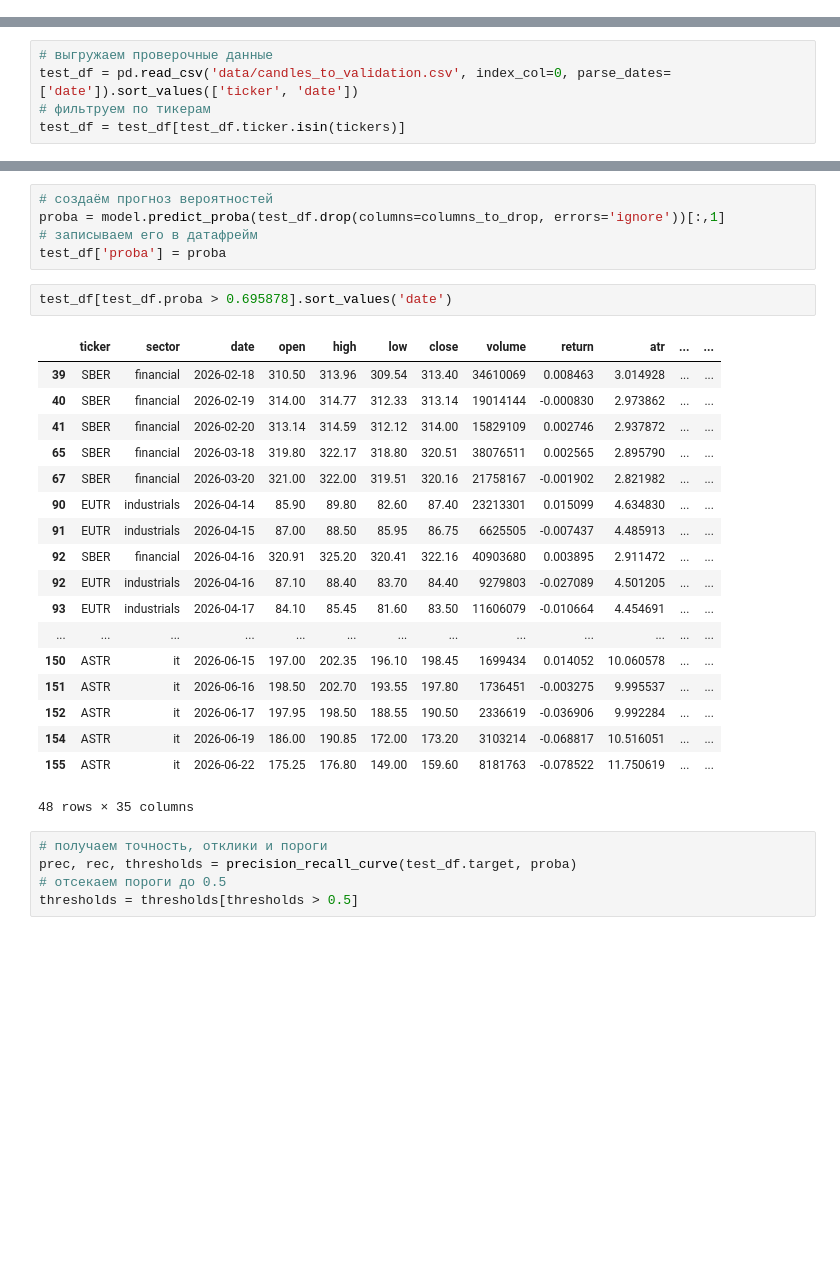
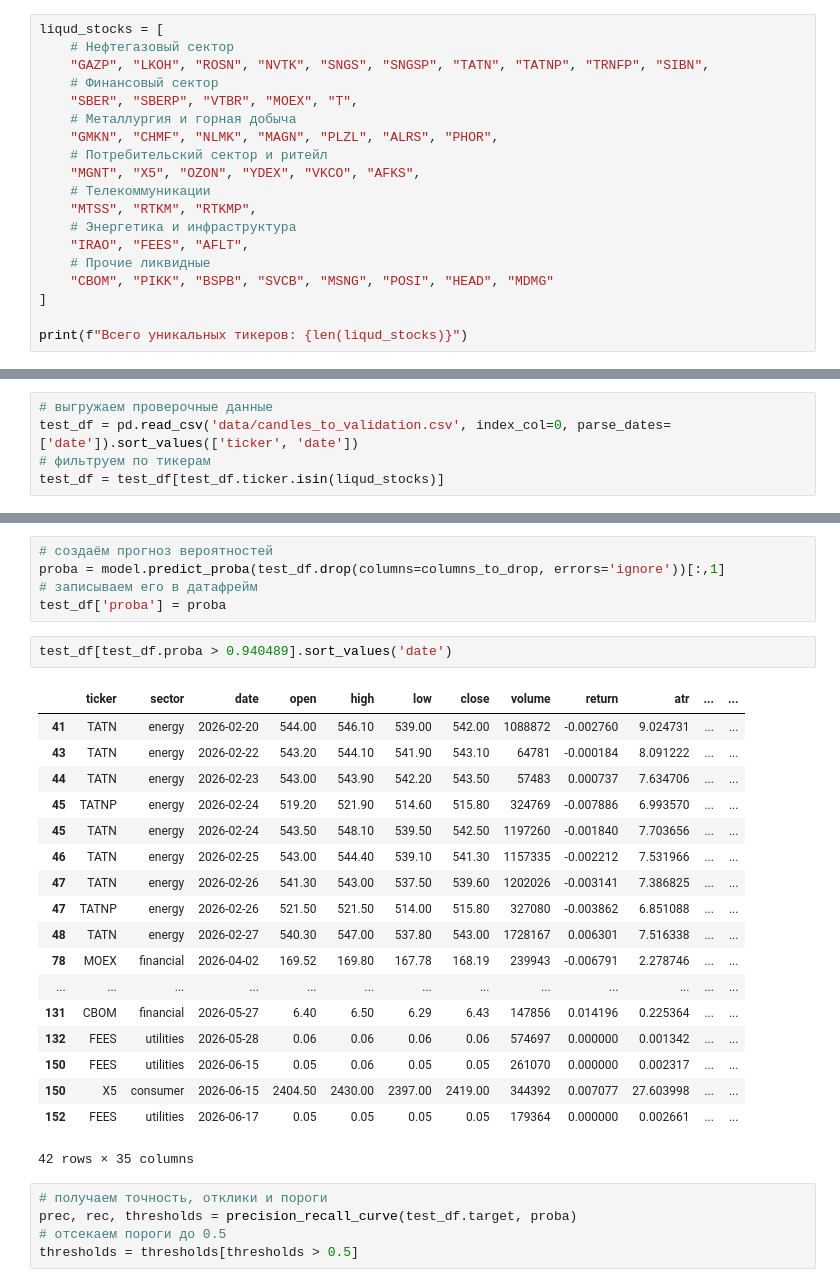
Before and after one commit to ChtoGde/stocks_analyser, a Jupyter notebook: ml_model.ipynb, the cells around one changed output, grey strips where cells are left out. Drawn from its saved outputs; the diff is of its cells as text; blank space fills up the shorter version.

```diff
--- a/ml_model.ipynb
+++ b/ml_model.ipynb
@@ -36,0 +18,19 @@ print(f"Всего уникальных тикеров: {len(first_second_tier_t
+# %%
+liqud_stocks = [
+    # Нефтегазовый сектор
+    "GAZP", "LKOH", "ROSN", "NVTK", "SNGS", "SNGSP", "TATN", "TATNP", "TRNFP", "SIBN",
+    # Финансовый сектор
+    "SBER", "SBERP", "VTBR", "MOEX", "T",
+    # Металлургия и горная добыча
+    "GMKN", "CHMF", "NLMK", "MAGN", "PLZL", "ALRS", "PHOR",
+    # Потребительский сектор и ритейл
+    "MGNT", "X5", "OZON", "YDEX", "VKCO", "AFKS",
+    # Телекоммуникации
+    "MTSS", "RTKM", "RTKMP",
+    # Энергетика и инфраструктура
+    "IRAO", "FEES", "AFLT",
+    # Прочие ликвидные
+    "CBOM", "PIKK", "BSPB", "SVCB", "MSNG", "POSI", "HEAD", "MDMG"
+]
+
+print(f"Всего уникальных тикеров: {len(liqud_stocks)}")
@@ -204,7 +243,7 @@ tickers, model = load('stocks_analyser_tickers_with_model.joblib')
 # выгружаем проверочные данные
 test_df = pd.read_csv('data/candles_to_validation.csv', index_col=0, parse_dates=['date']).sort_values(['ticker', 'date'])
 # фильтруем по тикерам
-test_df = test_df[test_df.ticker.isin(tickers)]
+test_df = test_df[test_df.ticker.isin(liqud_stocks)]
 # %%
 # рассчитываем индикаторы
 test_df = calculate_indicators(test_df)
@@ -218,26 +257,26 @@ proba = model.predict_proba(test_df.drop(columns=columns_to_drop, errors='ignore
 # записываем его в датафрейм
 test_df['proba'] = proba
 # %%
-test_df[test_df.proba > 0.695878].sort_values('date')
+test_df[test_df.proba > 0.940489].sort_values('date')
 # %% [output]
 |  | ticker | sector | date | open | high | low | close | volume | return | atr | ... | ... |
-| 39 | SBER | financial | 2026-02-18 | 310.50 | 313.96 | 309.54 | 313.40 | 34610069 | 0.008463 | 3.014928 | ... | ... |
-| 40 | SBER | financial | 2026-02-19 | 314.00 | 314.77 | 312.33 | 313.14 | 19014144 | -0.000830 | 2.973862 | ... | ... |
-| 41 | SBER | financial | 2026-02-20 | 313.14 | 314.59 | 312.12 | 314.00 | 15829109 | 0.002746 | 2.937872 | ... | ... |
-| 65 | SBER | financial | 2026-03-18 | 319.80 | 322.17 | 318.80 | 320.51 | 38076511 | 0.002565 | 2.895790 | ... | ... |
-| 67 | SBER | financial | 2026-03-20 | 321.00 | 322.00 | 319.51 | 320.16 | 21758167 | -0.001902 | 2.821982 | ... | ... |
-| 90 | EUTR | industrials | 2026-04-14 | 85.90 | 89.80 | 82.60 | 87.40 | 23213301 | 0.015099 | 4.634830 | ... | ... |
-| 91 | EUTR | industrials | 2026-04-15 | 87.00 | 88.50 | 85.95 | 86.75 | 6625505 | -0.007437 | 4.485913 | ... | ... |
-| 92 | SBER | financial | 2026-04-16 | 320.91 | 325.20 | 320.41 | 322.16 | 40903680 | 0.003895 | 2.911472 | ... | ... |
-| 92 | EUTR | industrials | 2026-04-16 | 87.10 | 88.40 | 83.70 | 84.40 | 9279803 | -0.027089 | 4.501205 | ... | ... |
-| 93 | EUTR | industrials | 2026-04-17 | 84.10 | 85.45 | 81.60 | 83.50 | 11606079 | -0.010664 | 4.454691 | ... | ... |
+| 41 | TATN | energy | 2026-02-20 | 544.00 | 546.10 | 539.00 | 542.00 | 1088872 | -0.002760 | 9.024731 | ... | ... |
+| 43 | TATN | energy | 2026-02-22 | 543.20 | 544.10 | 541.90 | 543.10 | 64781 | -0.000184 | 8.091222 | ... | ... |
+| 44 | TATN | energy | 2026-02-23 | 543.00 | 543.90 | 542.20 | 543.50 | 57483 | 0.000737 | 7.634706 | ... | ... |
+| 45 | TATNP | energy | 2026-02-24 | 519.20 | 521.90 | 514.60 | 515.80 | 324769 | -0.007886 | 6.993570 | ... | ... |
+| 45 | TATN | energy | 2026-02-24 | 543.50 | 548.10 | 539.50 | 542.50 | 1197260 | -0.001840 | 7.703656 | ... | ... |
+| 46 | TATN | energy | 2026-02-25 | 543.00 | 544.40 | 539.10 | 541.30 | 1157335 | -0.002212 | 7.531966 | ... | ... |
+| 47 | TATN | energy | 2026-02-26 | 541.30 | 543.00 | 537.50 | 539.60 | 1202026 | -0.003141 | 7.386825 | ... | ... |
+| 47 | TATNP | energy | 2026-02-26 | 521.50 | 521.50 | 514.00 | 515.80 | 327080 | -0.003862 | 6.851088 | ... | ... |
+| 48 | TATN | energy | 2026-02-27 | 540.30 | 547.00 | 537.80 | 543.00 | 1728167 | 0.006301 | 7.516338 | ... | ... |
+| 78 | MOEX | financial | 2026-04-02 | 169.52 | 169.80 | 167.78 | 168.19 | 239943 | -0.006791 | 2.278746 | ... | ... |
 | ... | ... | ... | ... | ... | ... | ... | ... | ... | ... | ... | ... | ... |
-| 150 | ASTR | it | 2026-06-15 | 197.00 | 202.35 | 196.10 | 198.45 | 1699434 | 0.014052 | 10.060578 | ... | ... |
-| 151 | ASTR | it | 2026-06-16 | 198.50 | 202.70 | 193.55 | 197.80 | 1736451 | -0.003275 | 9.995537 | ... | ... |
-| 152 | ASTR | it | 2026-06-17 | 197.95 | 198.50 | 188.55 | 190.50 | 2336619 | -0.036906 | 9.992284 | ... | ... |
-| 154 | ASTR | it | 2026-06-19 | 186.00 | 190.85 | 172.00 | 173.20 | 3103214 | -0.068817 | 10.516051 | ... | ... |
-| 155 | ASTR | it | 2026-06-22 | 175.25 | 176.80 | 149.00 | 159.60 | 8181763 | -0.078522 | 11.750619 | ... | ... |
+| 131 | CBOM | financial | 2026-05-27 | 6.40 | 6.50 | 6.29 | 6.43 | 147856 | 0.014196 | 0.225364 | ... | ... |
+| 132 | FEES | utilities | 2026-05-28 | 0.06 | 0.06 | 0.06 | 0.06 | 574697 | 0.000000 | 0.001342 | ... | ... |
+| 150 | FEES | utilities | 2026-06-15 | 0.05 | 0.06 | 0.05 | 0.05 | 261070 | 0.000000 | 0.002317 | ... | ... |
+| 150 | X5 | consumer | 2026-06-15 | 2404.50 | 2430.00 | 2397.00 | 2419.00 | 344392 | 0.007077 | 27.603998 | ... | ... |
+| 152 | FEES | utilities | 2026-06-17 | 0.05 | 0.05 | 0.05 | 0.05 | 179364 | 0.000000 | 0.002661 | ... | ... |
-48 rows × 35 columns
+42 rows × 35 columns
 # %%
 # получаем точность, отклики и пороги
 prec, rec, thresholds = precision_recall_curve(test_df.target, proba)
```
Also changed, not shown: parts of 12 cells of this notebook, 3 other files.
